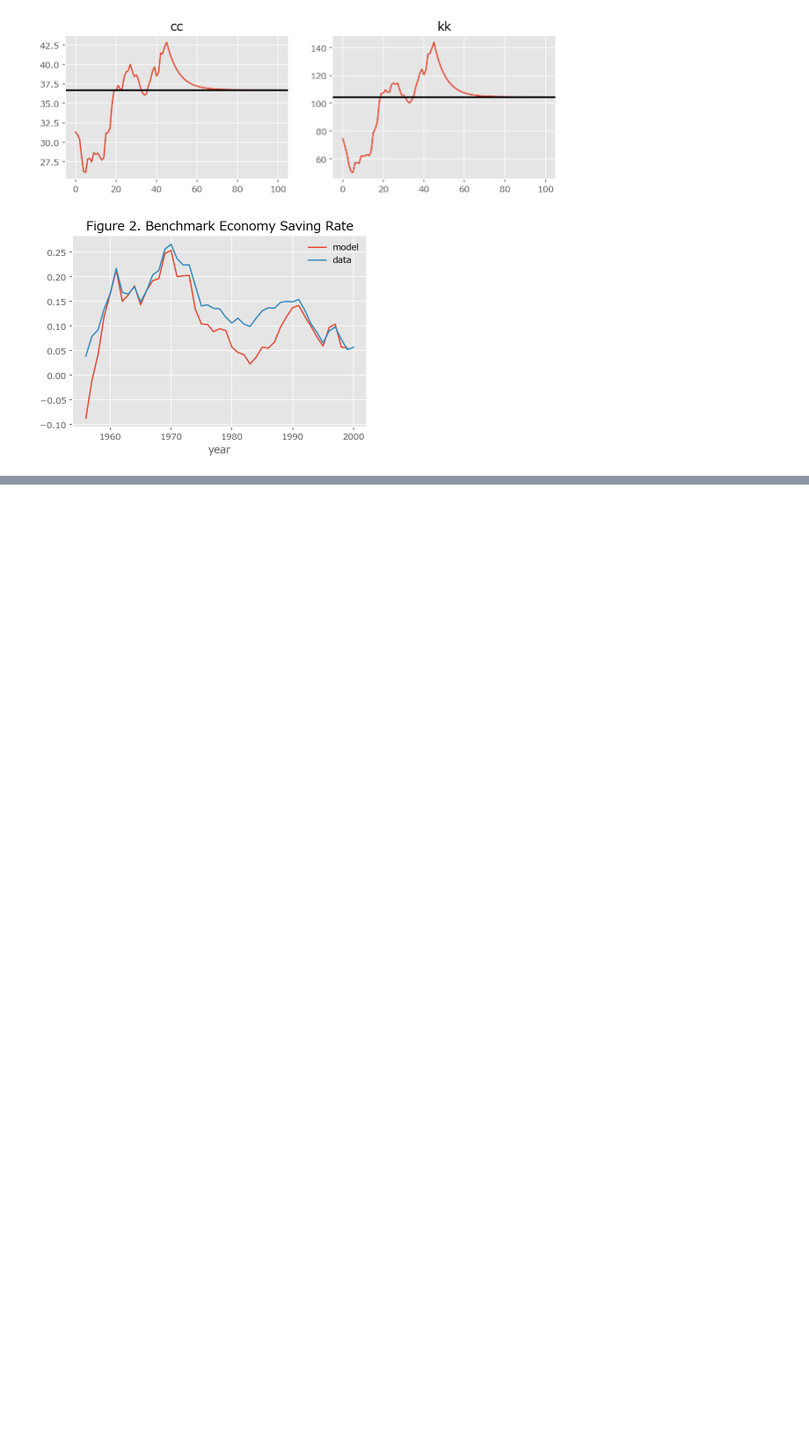
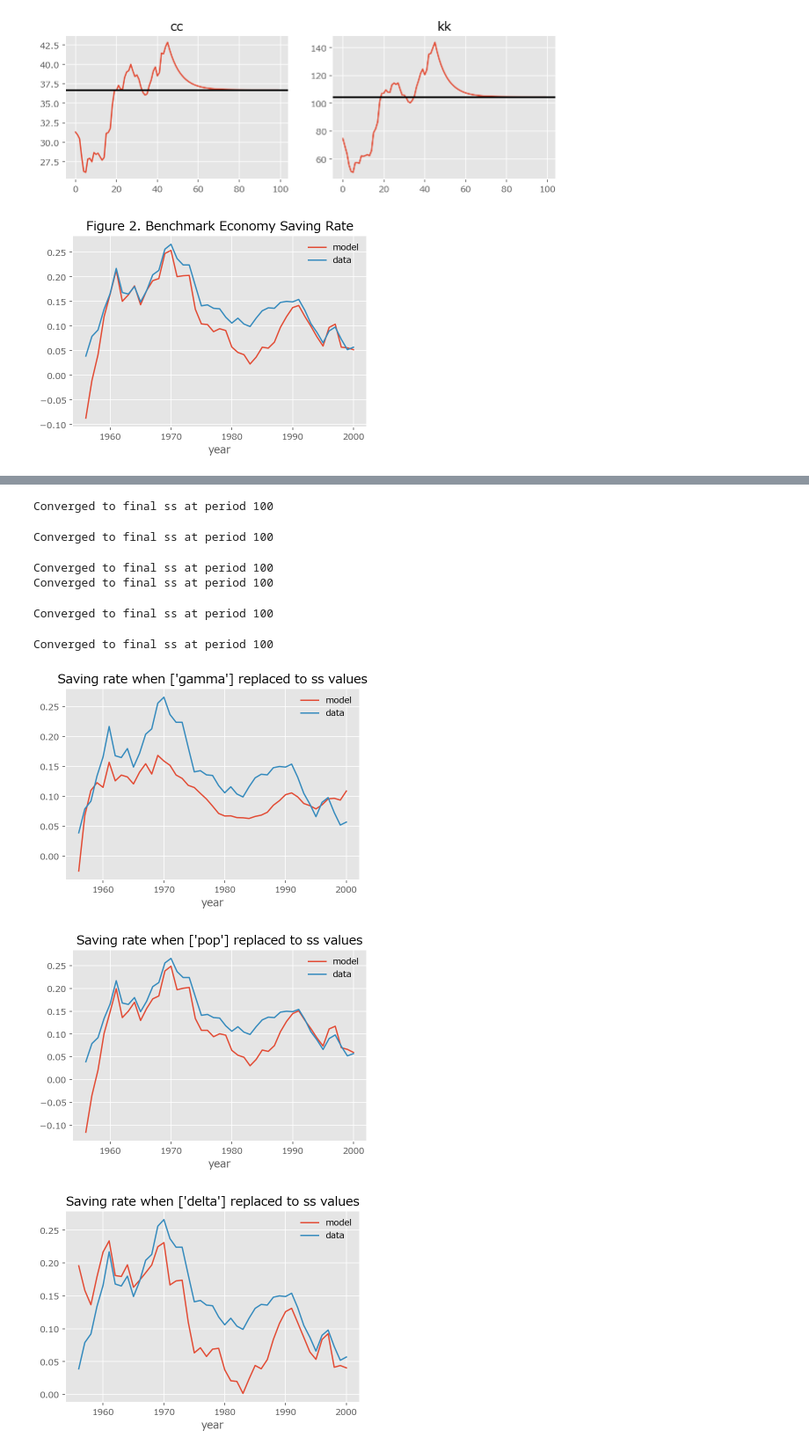
Before and after one commit to Alalalalaki/Econ-Paper-Notes, a Jupyter notebook: Macro/JapanSavingRate.ipynb, the cells around one changed output, grey strips where cells are left out. Shown at 88% size. Saved outputs shown, nothing was run; the diff lists cells and outputs as text; code cells hidden in the pictures; blank space fills up the shorter version.

```diff
--- a/Macro/JapanSavingRate.ipynb
+++ b/Macro/JapanSavingRate.ipynb
@@ -295,0 +466,17 @@ plt.show();
+# %%
+for i in [['gamma'], ['pop'], ['delta'], ['gov'], ['tau'],
+          ['pop','delta','gov','tau'],
+         ]:
+    m = JSRM(use_ss_then_real=i)
+    t, res = shooting_model(m, verbose=False)
+    draw_savrate(res,m, title=f'Saving rate when {i} replaced to ss values')
+# %% [output]
+Converged to final ss at period 100
+Converged to final ss at period 100
+Converged to final ss at period 100
+Converged to final ss at period 100
+Converged to final ss at period 100
+Converged to final ss at period 100
+[figure, added]
+[figure, added]
+[figure, added]
```
Also changed, not shown: parts of 22 cells of this notebook, 1 other file.
